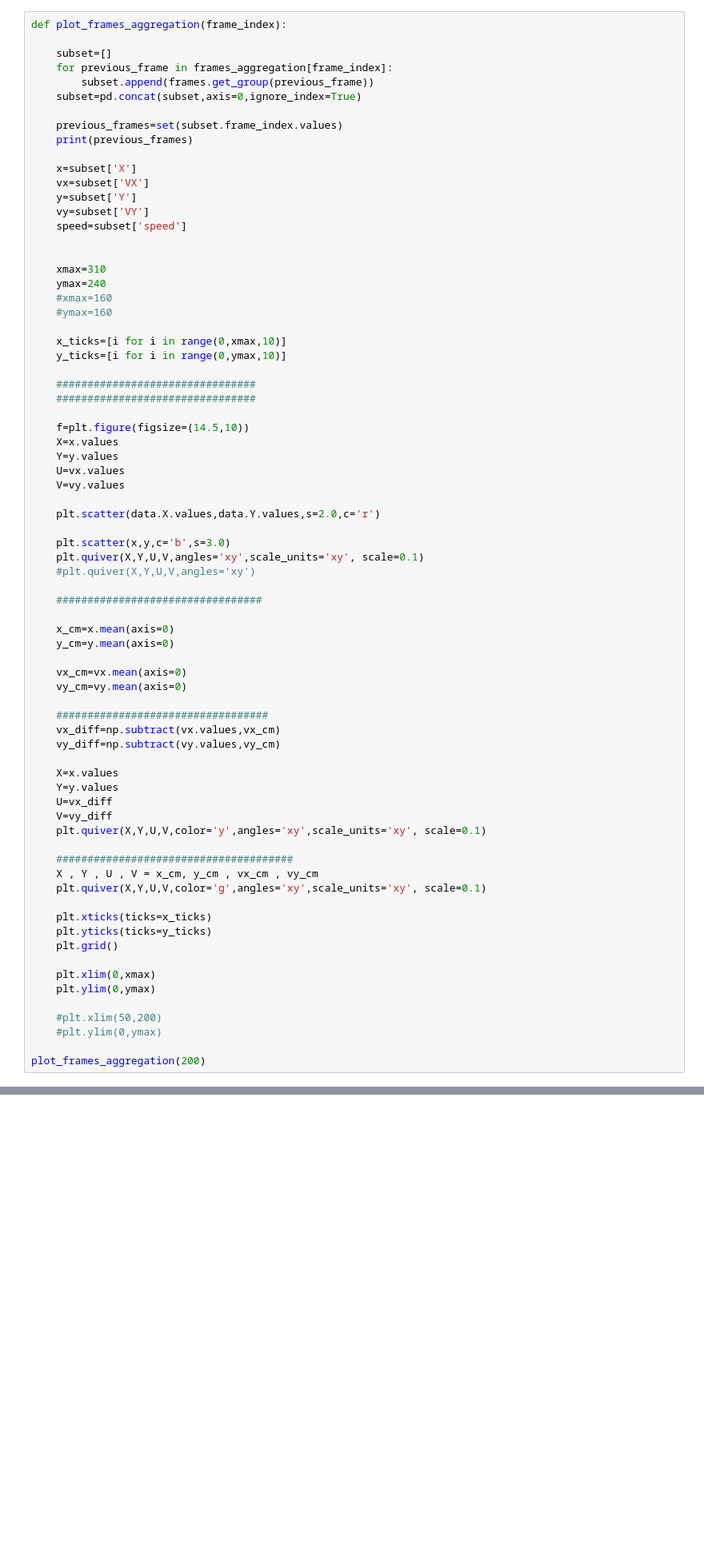
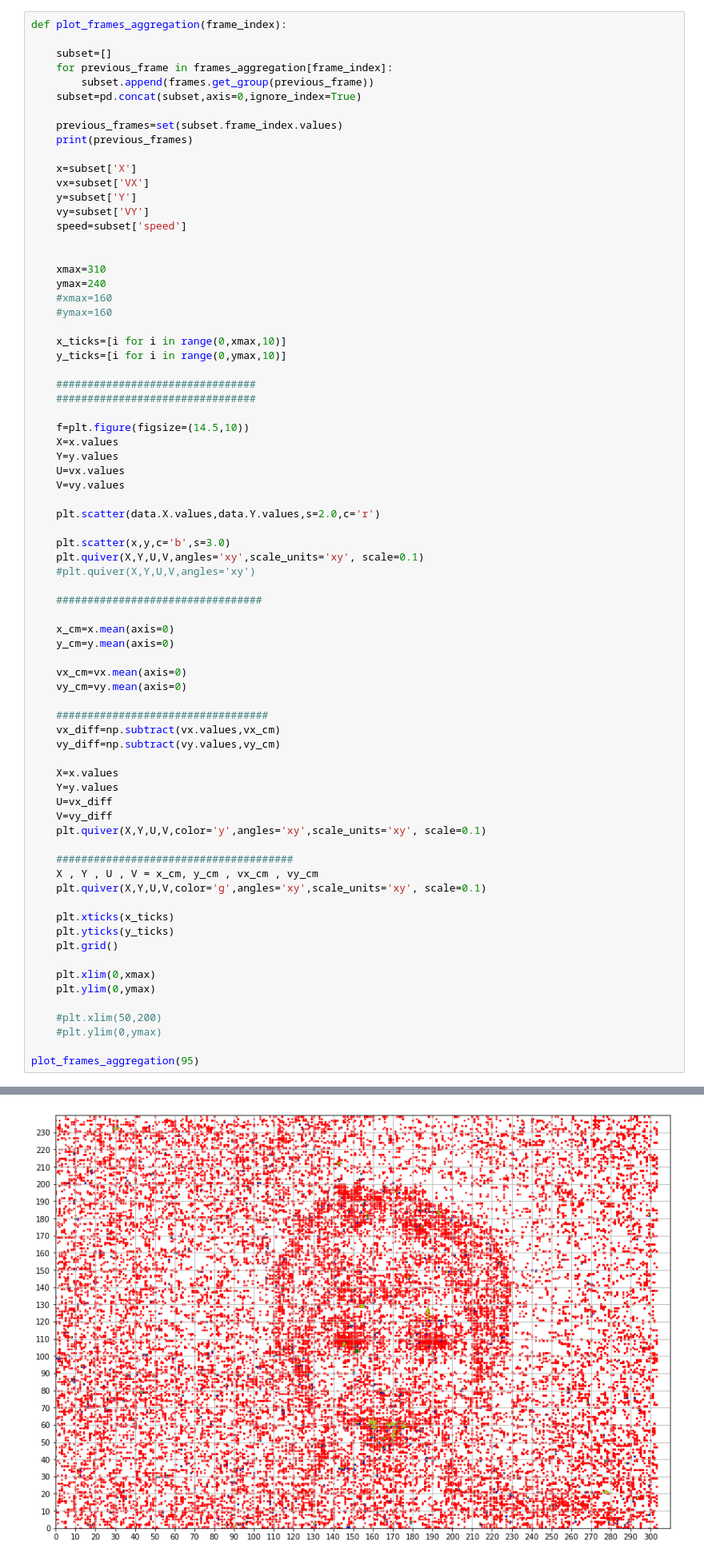
Before and after one commit to raftav/EventBasedData, a Jupyter notebook: make_frames.ipynb, the cells around one changed output, grey strips where cells are left out. Shown at 80% size. Saved outputs shown, nothing was run; the diff lists cells and outputs as text; blank space fills up the shorter version.

```diff
--- a/make_frames.ipynb
+++ b/make_frames.ipynb
@@ -321,8 +315,8 @@ def plot_frames_aggregation(frame_index):
     X , Y , U , V = x_cm, y_cm , vx_cm , vy_cm
     plt.quiver(X,Y,U,V,color='g',angles='xy',scale_units='xy', scale=0.1)
 
-    plt.xticks(ticks=x_ticks)
-    plt.yticks(ticks=y_ticks)
+    plt.xticks(x_ticks)
+    plt.yticks(y_ticks)
     plt.grid()
 
     plt.xlim(0,xmax)
@@ -331,5 +325,5 @@ def plot_frames_aggregation(frame_index):
     #plt.xlim(50,200)
     #plt.ylim(0,ymax)
 
-plot_frames_aggregation(200)
+plot_frames_aggregation(95)
 # %% [output]
@@ -339,3 +331,4 @@ plot_frames_aggregation(200)
+[figure, added]
 # %%
 def print_multiple_frames_spatial_average(frame_start,frame_end,speed_threshold):
 
```
Also changed, not shown: parts of 11 cells of this notebook, 2 other files.
